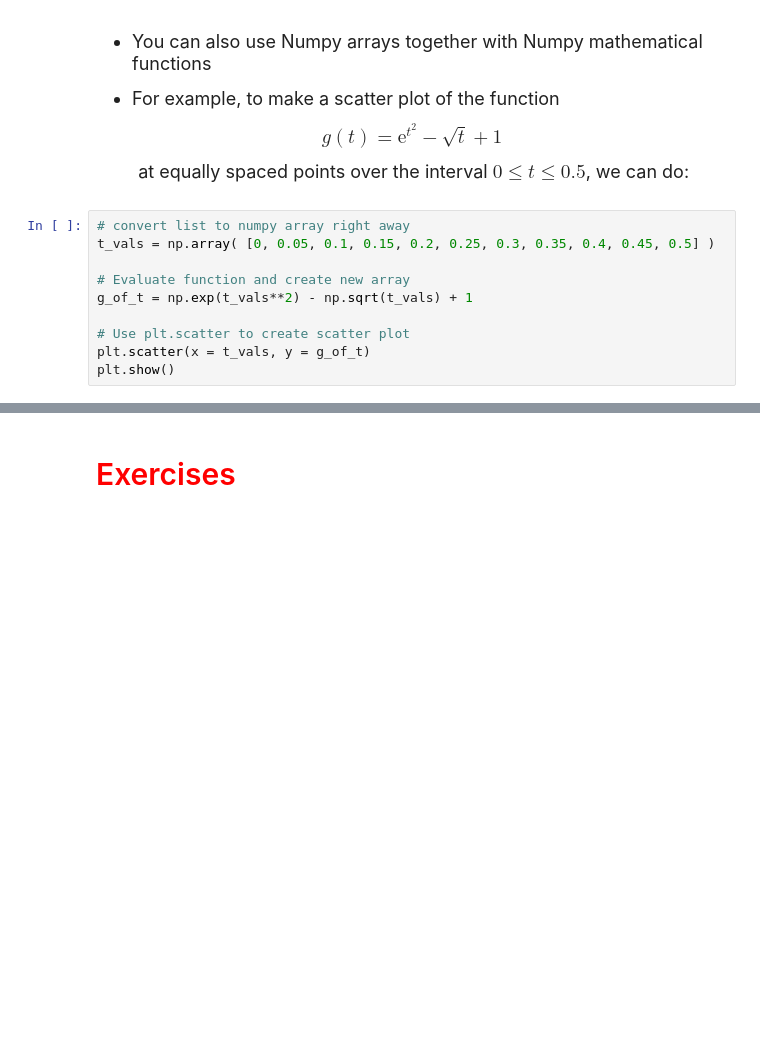
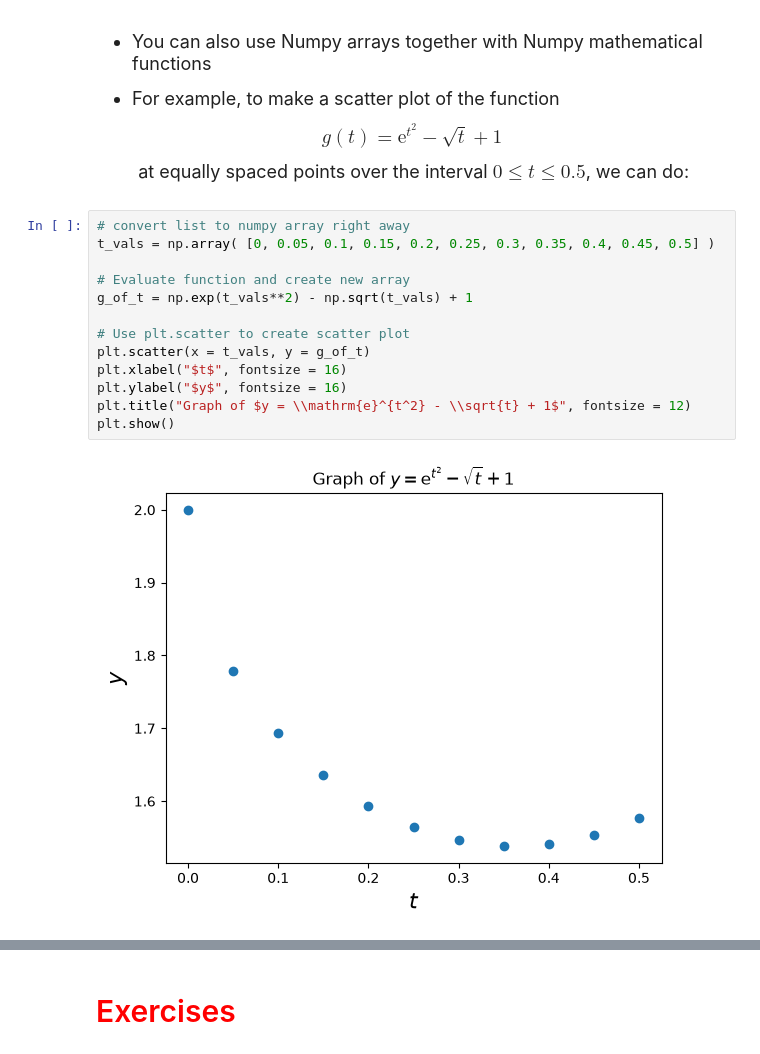
Before and after one commit to vzhu6/datasci151fall2026, a Jupyter notebook: lecture_04_other_sequence_objects/Lecture04 copy.ipynb, the cells around one changed output, grey strips where cells are left out. Drawn from its saved outputs; the diff is of its cells as text; blank space fills up the shorter version.

```diff
--- a/lecture_04_other_sequence_objects/Lecture04 copy.ipynb
+++ b/lecture_04_other_sequence_objects/Lecture04 copy.ipynb
@@ -472,10 +516,15 @@ $$ g(t) = \mathrm{e}^{t^2} - \sqrt{t} + 1$$
 # %%
 # convert list to numpy array right away
 t_vals = np.array( [0, 0.05, 0.1, 0.15, 0.2, 0.25, 0.3, 0.35, 0.4, 0.45, 0.5] )
 
 # Evaluate function and create new array
 g_of_t = np.exp(t_vals**2) - np.sqrt(t_vals) + 1
 
 # Use plt.scatter to create scatter plot
 plt.scatter(x = t_vals, y = g_of_t)
+plt.xlabel("$t$", fontsize = 16)
+plt.ylabel("$y$", fontsize = 16)
+plt.title("Graph of $y = \\mathrm{e}^{t^2} - \\sqrt{t} + 1$", fontsize = 12)
 plt.show()
+# %% [output]
+[figure, added]
```
Also changed, not shown: parts of 10 cells of this notebook.
